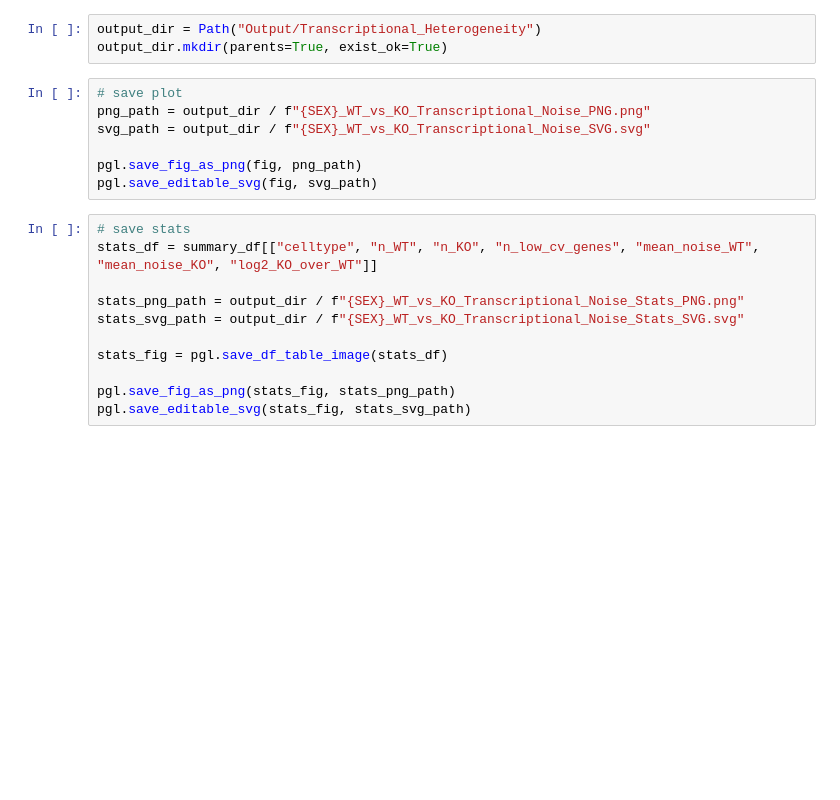
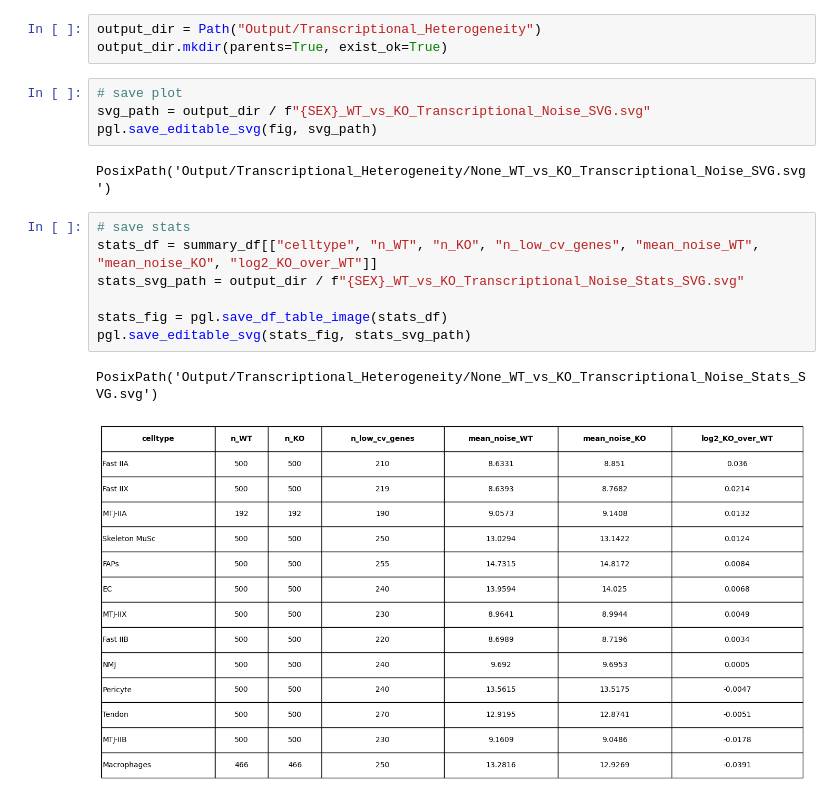
Before and after one commit to sachha-naksha/TA_muscle_ageing, a Jupyter notebook: py_scripts/2_single_nuc_inspection/Transcriptional_Heterogeneity.ipynb, the cells around one changed output. Drawn from its saved outputs; the diff is of its cells as text; blank space fills up the shorter version.

```diff
--- a/py_scripts/2_single_nuc_inspection/Transcriptional_Heterogeneity.ipynb
+++ b/py_scripts/2_single_nuc_inspection/Transcriptional_Heterogeneity.ipynb
@@ -123,19 +186,17 @@ output_dir = Path("Output/Transcriptional_Heterogeneity")
 output_dir.mkdir(parents=True, exist_ok=True)
 # %%
 # save plot
-png_path = output_dir / f"{SEX}_WT_vs_KO_Transcriptional_Noise_PNG.png"
 svg_path = output_dir / f"{SEX}_WT_vs_KO_Transcriptional_Noise_SVG.svg"
-
-pgl.save_fig_as_png(fig, png_path)
 pgl.save_editable_svg(fig, svg_path)
+# %% [output]
+PosixPath('Output/Transcriptional_Heterogeneity/None_WT_vs_KO_Transcriptional_Noise_SVG.svg')
 # %%
 # save stats
 stats_df = summary_df[["celltype", "n_WT", "n_KO", "n_low_cv_genes", "mean_noise_WT", "mean_noise_KO", "log2_KO_over_WT"]]
-
-stats_png_path = output_dir / f"{SEX}_WT_vs_KO_Transcriptional_Noise_Stats_PNG.png"
 stats_svg_path = output_dir / f"{SEX}_WT_vs_KO_Transcriptional_Noise_Stats_SVG.svg"
 
 stats_fig = pgl.save_df_table_image(stats_df)
-
-pgl.save_fig_as_png(stats_fig, stats_png_path)
 pgl.save_editable_svg(stats_fig, stats_svg_path)
+# %% [output]
+PosixPath('Output/Transcriptional_Heterogeneity/None_WT_vs_KO_Transcriptional_Noise_Stats_SVG.svg')
+[figure, added]
```
Also changed, not shown: parts of 7 cells of this notebook, 15 other files.
